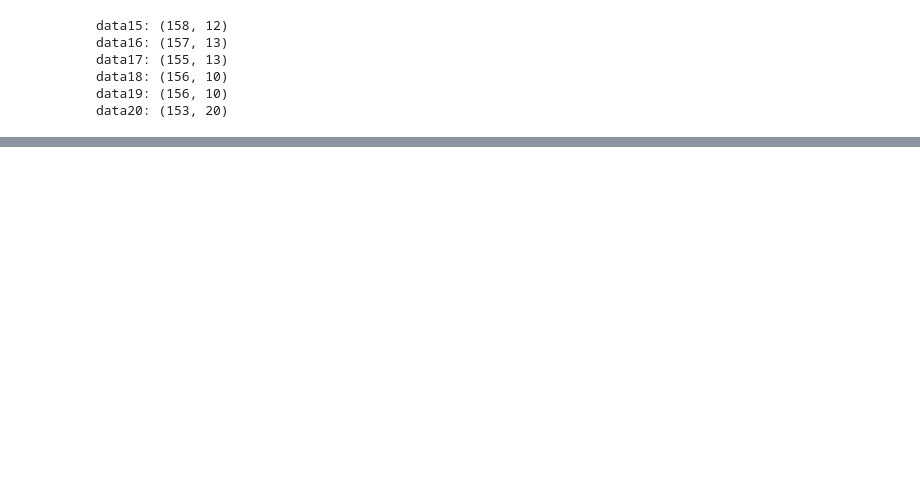
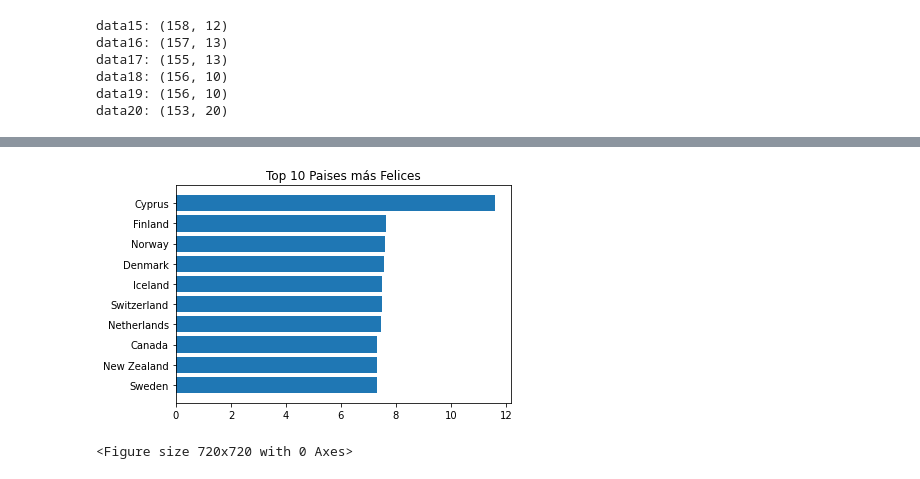
Before and after one commit to ronnygomez/desafio2, a Jupyter notebook: Desafio2_base.ipynb, the cells around one changed output, grey strips where cells are left out. Drawn from its saved outputs; the diff is of its cells as text; code cells hidden in the pictures; blank space fills up the shorter version.

```diff
--- a/Desafio2_base.ipynb
+++ b/Desafio2_base.ipynb
@@ -157,0 +163,5 @@ data20: (153, 20)
+# %%
+rank_plot(genDataRank(data18),10,10)
+# %% [output]
+[figure, added]
+<Figure size 720x720 with 0 Axes>
```
Also changed, not shown: parts of 22 cells of this notebook.
